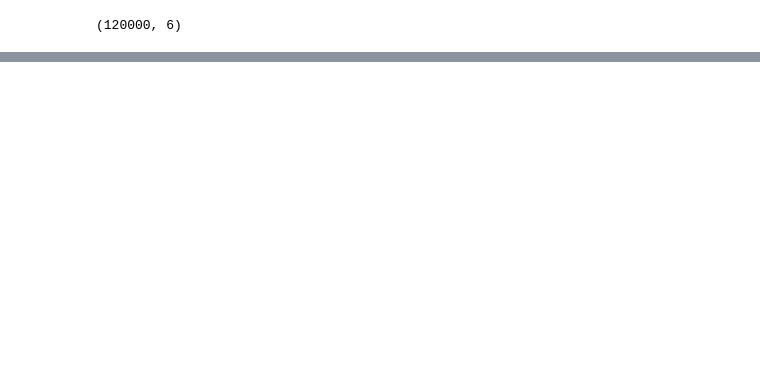
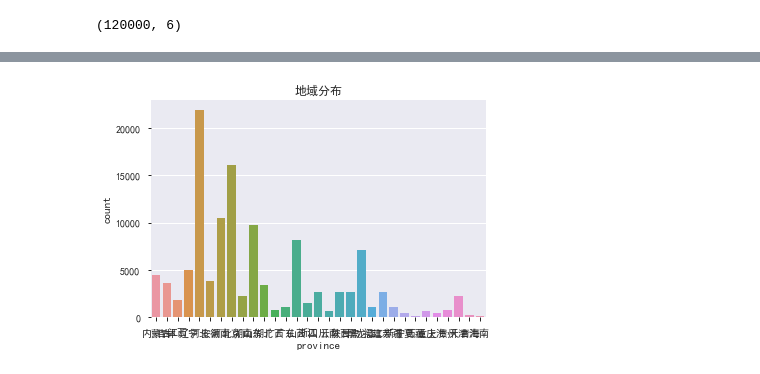
Before and after one commit to leidian99999/Machine-Learning, a Jupyter notebook: project/YTX/Untitled.ipynb, the cells around one changed output, grey strips where cells are left out. Drawn from its saved outputs; the diff is of its cells as text; code cells hidden in the pictures; blank space fills up the shorter version.

```diff
--- a/project/YTX/Untitled.ipynb
+++ b/project/YTX/Untitled.ipynb
@@ -124,0 +154,6 @@ profile.to_file(output_file="D:/work/数据分析报告/新建文件夹/二维
+# %%
+# 地域分布
+sns.countplot(x='province', data=data);
+plt.title('地域分布');
+# %% [output]
+[figure, added]
```
Also changed, not shown: parts of 22 cells of this notebook, 8 other files.
